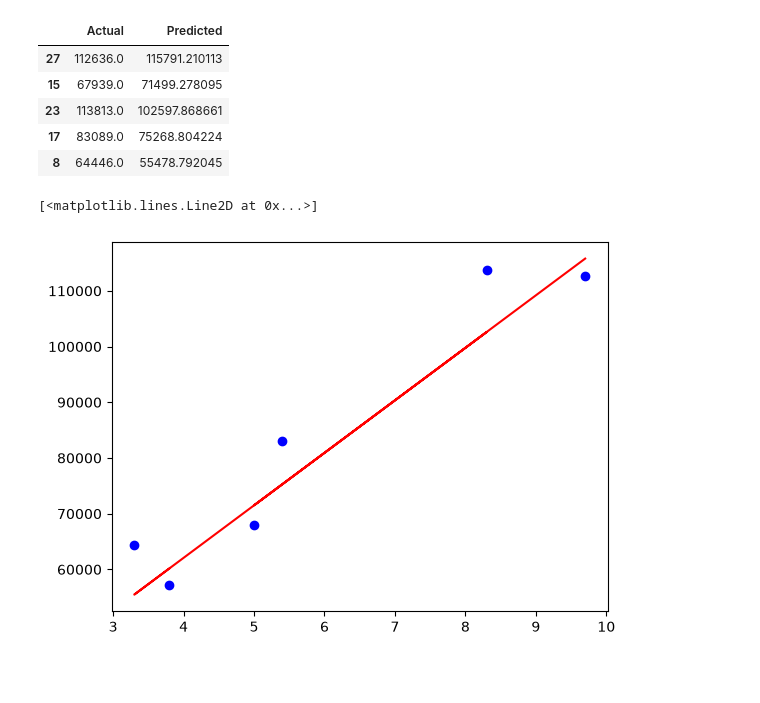
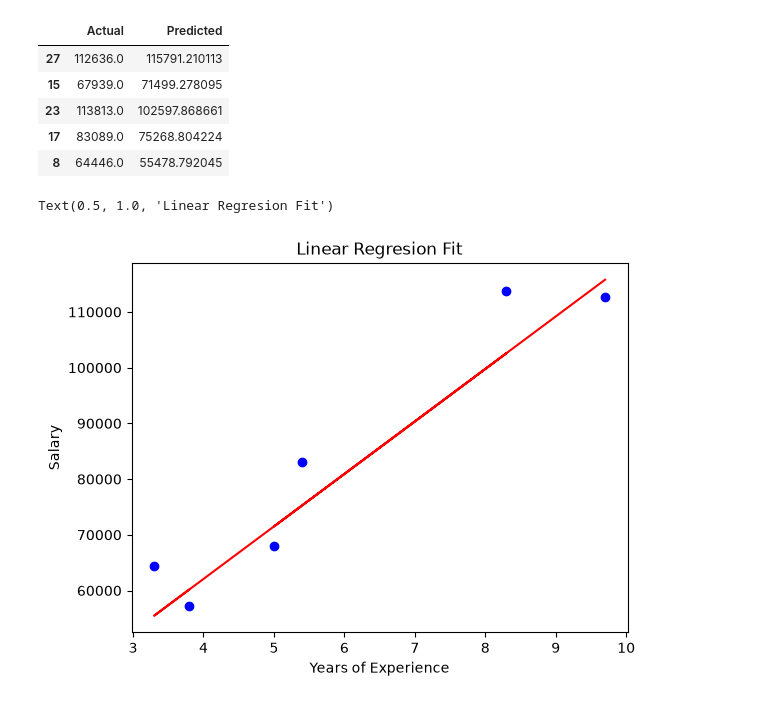
Before and after one commit to WillardDev/Machine_Learning_Foundation, a Jupyter notebook: Linear_Regression.ipynb, the cells around one changed output. Saved outputs shown, nothing was run; the diff lists cells and outputs as text; code cells hidden in the pictures; blank space fills up the shorter version.

```diff
--- a/Linear_Regression.ipynb
+++ b/Linear_Regression.ipynb
@@ -63,6 +63,9 @@ comparison.head()
 # %%
 plt.scatter(X_test, y_test, color='blue', label='Actual')
 plt.plot(X_test, y_pred, color='red', label='Predicted')
+plt.xlabel('Years of Experience')
+plt.ylabel('Salary')
+plt.title('Linear Regresion Fit')
 # %% [output]
-[<matplotlib.lines.Line2D at 0x...>]
+Text(0.5, 1.0, 'Linear Regresion Fit')
-[figure, old version]
+[figure, new version]
```
